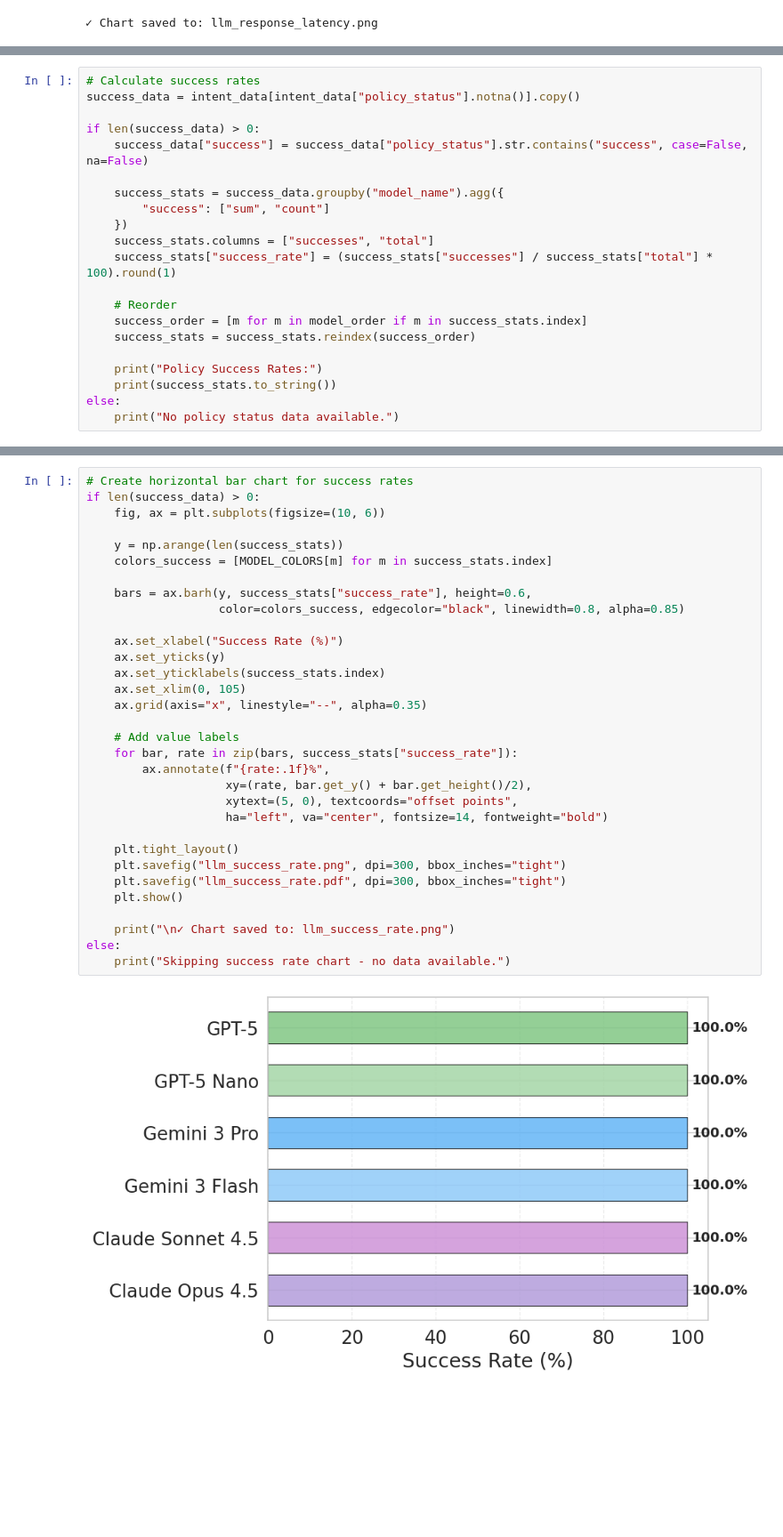
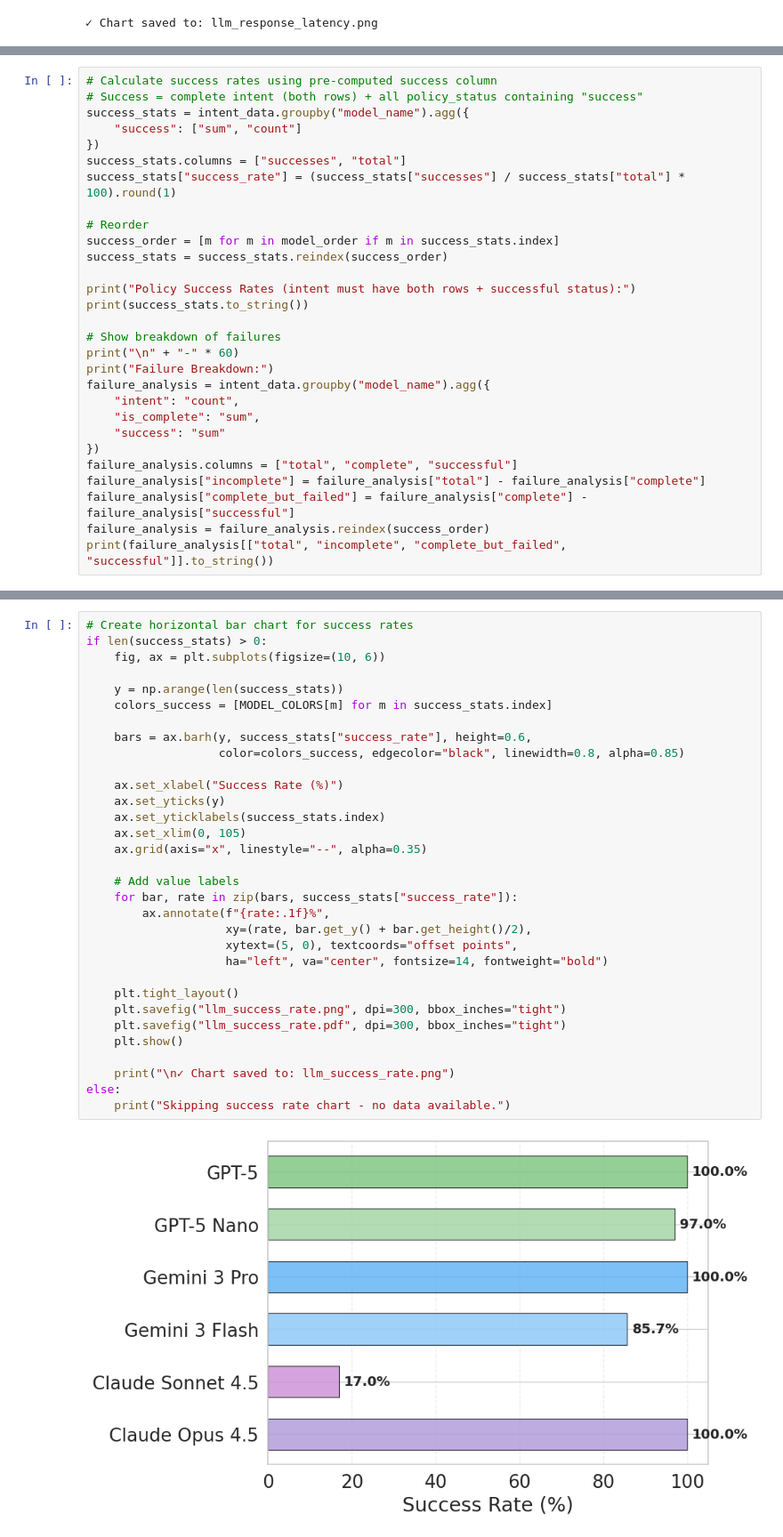
Before and after one commit to zanattabruno/analysis-orion, a Jupyter notebook: llm/llm_analysis.ipynb, the cells around one changed output, grey strips where cells are left out. Shown at 89% size. Saved outputs shown, nothing was run; the diff lists cells and outputs as text; blank space fills up the shorter version.

```diff
--- a/llm/llm_analysis.ipynb
+++ b/llm/llm_analysis.ipynb
@@ -554,22 +624,30 @@ Horizontal bar chart comparing policy creation success rates by model.
 # %%
-# Calculate success rates
-success_data = intent_data[intent_data["policy_status"].notna()].copy()
+# Calculate success rates using pre-computed success column
+# Success = complete intent (both rows) + all policy_status containing "success"
+success_stats = intent_data.groupby("model_name").agg({
+    "success": ["sum", "count"]
+})
+success_stats.columns = ["successes", "total"]
+success_stats["success_rate"] = (success_stats["successes"] / success_stats["total"] * 100).round(1)
 
-if len(success_data) > 0:
-    success_data["success"] = success_data["policy_status"].str.contains("success", case=False, na=False)
+# Reorder
+success_order = [m for m in model_order if m in success_stats.index]
+success_stats = success_stats.reindex(success_order)
 
-    success_stats = success_data.groupby("model_name").agg({
-        "success": ["sum", "count"]
-    })
-    success_stats.columns = ["successes", "total"]
-    success_stats["success_rate"] = (success_stats["successes"] / success_stats["total"] * 100).round(1)
+print("Policy Success Rates (intent must have both rows + successful status):")
+print(success_stats.to_string())
 
-    # Reorder
-    success_order = [m for m in model_order if m in success_stats.index]
-    success_stats = success_stats.reindex(success_order)
-
-    print("Policy Success Rates:")
-    print(success_stats.to_string())
-else:
-    print("No policy status data available.")
+# Show breakdown of failures
+print("\n" + "-" * 60)
+print("Failure Breakdown:")
+failure_analysis = intent_data.groupby("model_name").agg({
+    "intent": "count",
+    "is_complete": "sum",
+    "success": "sum"
+})
+failure_analysis.columns = ["total", "complete", "successful"]
+failure_analysis["incomplete"] = failure_analysis["total"] - failure_analysis["complete"]
+failure_analysis["complete_but_failed"] = failure_analysis["complete"] - failure_analysis["successful"]
+failure_analysis = failure_analysis.reindex(success_order)
+print(failure_analysis[["total", "incomplete", "complete_but_failed", "successful"]].to_string())
 # %% [output]
@@ -585,37 +753,37 @@ GPT-5                    100    100         100.0
 # %%
 # Create horizontal bar chart for success rates
-if len(success_data) > 0:
+if len(success_stats) > 0:
     fig, ax = plt.subplots(figsize=(10, 6))
 
     y = np.arange(len(success_stats))
     colors_success = [MODEL_COLORS[m] for m in success_stats.index]
 
     bars = ax.barh(y, success_stats["success_rate"], height=0.6,
                    color=colors_success, edgecolor="black", linewidth=0.8, alpha=0.85)
 
     ax.set_xlabel("Success Rate (%)")
     ax.set_yticks(y)
     ax.set_yticklabels(success_stats.index)
     ax.set_xlim(0, 105)
     ax.grid(axis="x", linestyle="--", alpha=0.35)
 
     # Add value labels
     for bar, rate in zip(bars, success_stats["success_rate"]):
         ax.annotate(f"{rate:.1f}%",
                     xy=(rate, bar.get_y() + bar.get_height()/2),
                     xytext=(5, 0), textcoords="offset points",
                     ha="left", va="center", fontsize=14, fontweight="bold")
 
     plt.tight_layout()
     plt.savefig("llm_success_rate.png", dpi=300, bbox_inches="tight")
     plt.savefig("llm_success_rate.pdf", dpi=300, bbox_inches="tight")
     plt.show()
 
     print("\n✓ Chart saved to: llm_success_rate.png")
 else:
     print("Skipping success rate chart - no data available.")
 # %% [output]
-[figure, old version]
+[figure, new version]
 ✓ Chart saved to: llm_success_rate.png
 # %% [markdown]
 ## Plot 6: Cost Comparison by Model
```
Also changed, not shown: parts of 24 cells of this notebook, 3 other files.
